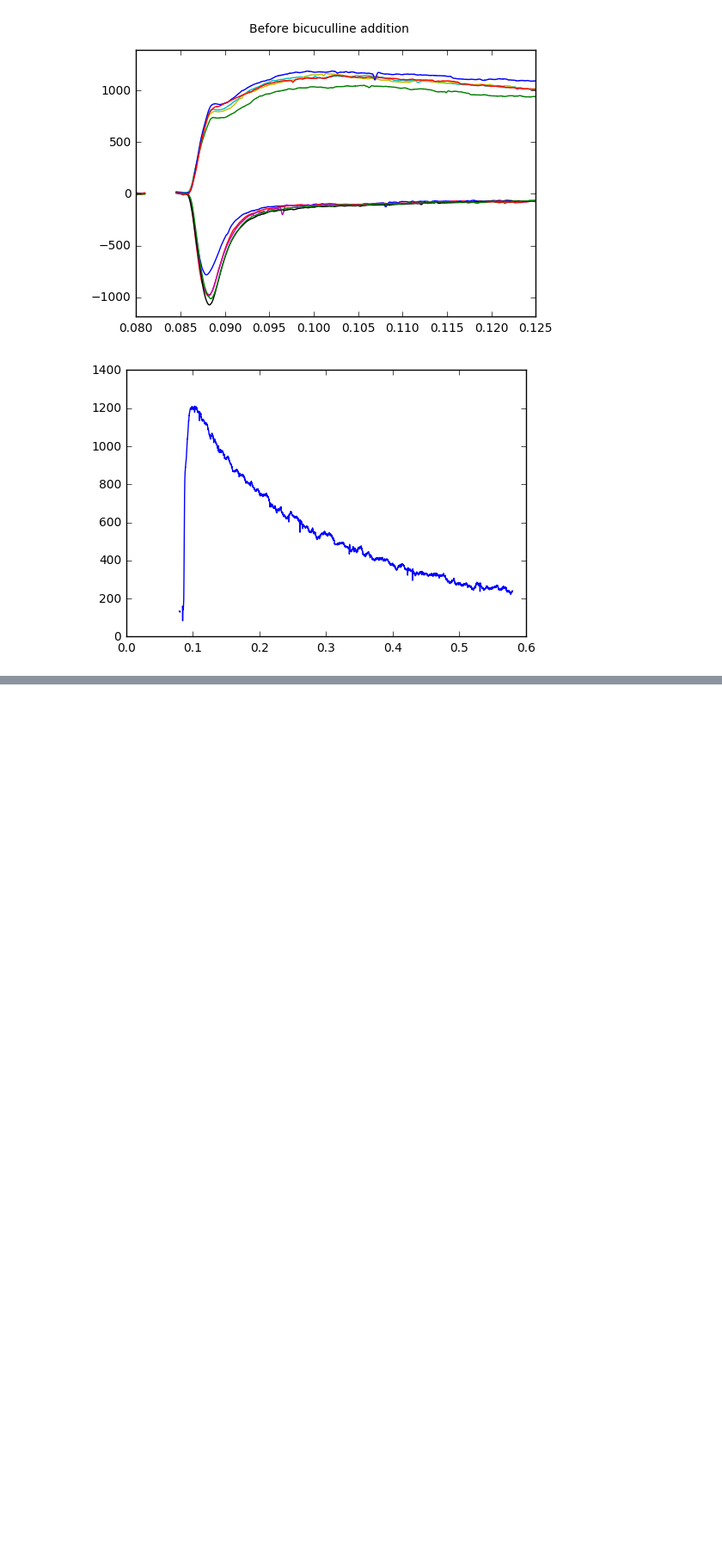
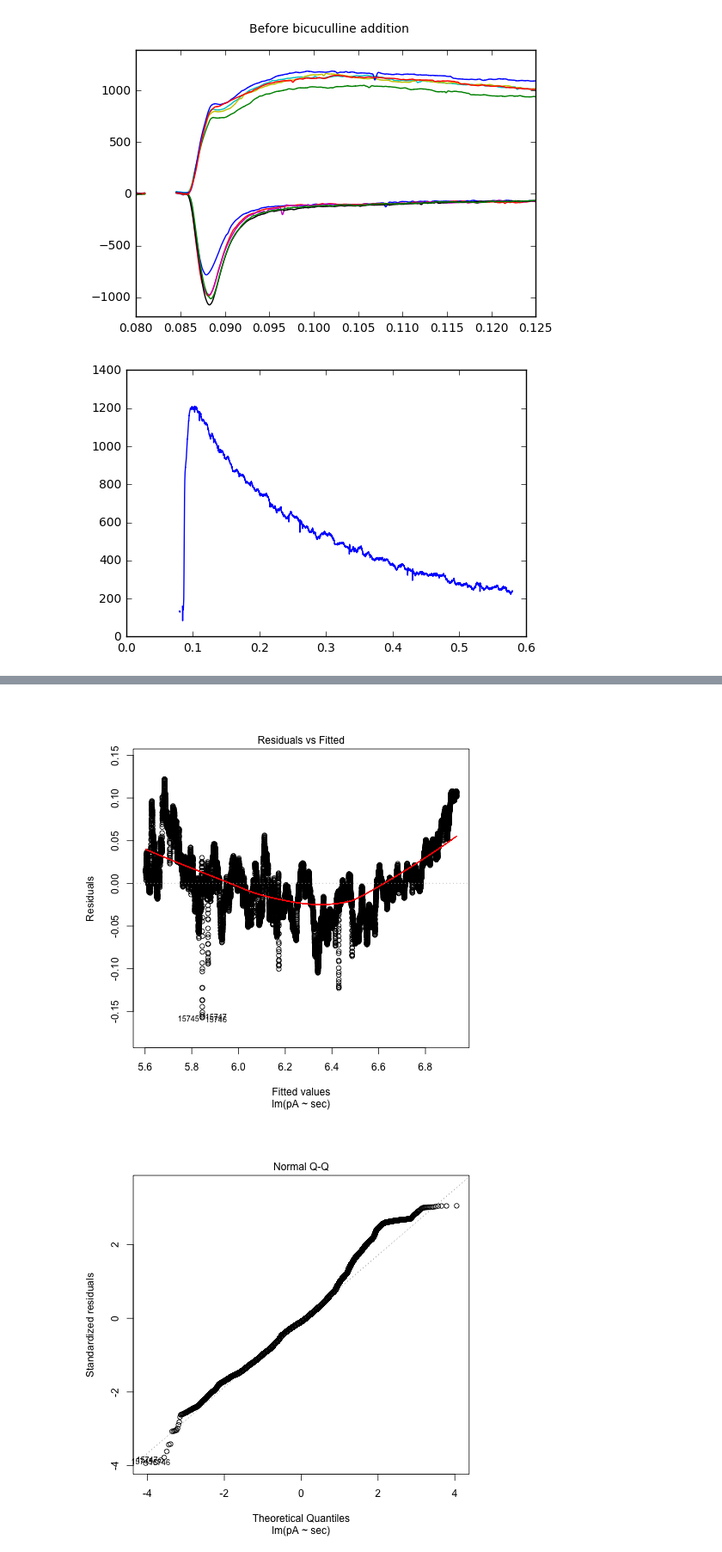
Before and after one commit to yuwie10/ephysAnalysis, a Jupyter notebook: ephysAnalysis.ipynb, the cells around one changed output, grey strips where cells are left out. Shown at 86% size. Drawn from its saved outputs; the diff is of its cells as text; code cells hidden in the pictures; blank space fills up the shorter version.

```diff
--- a/ephysAnalysis.ipynb
+++ b/ephysAnalysis.ipynb
@@ -238,0 +266,9 @@ plt.show()
+# %%
+%%R -i pA,sec -o tauCoef
+regModel = lm(pA ~ sec)
+tauCoef = coef(regModel)
+#par(mfrow=c(2,2))
+plot(regModel)
+# %% [output]
+[figure, added]
+[figure, added]
```
Also changed, not shown: parts of 13 cells of this notebook.
